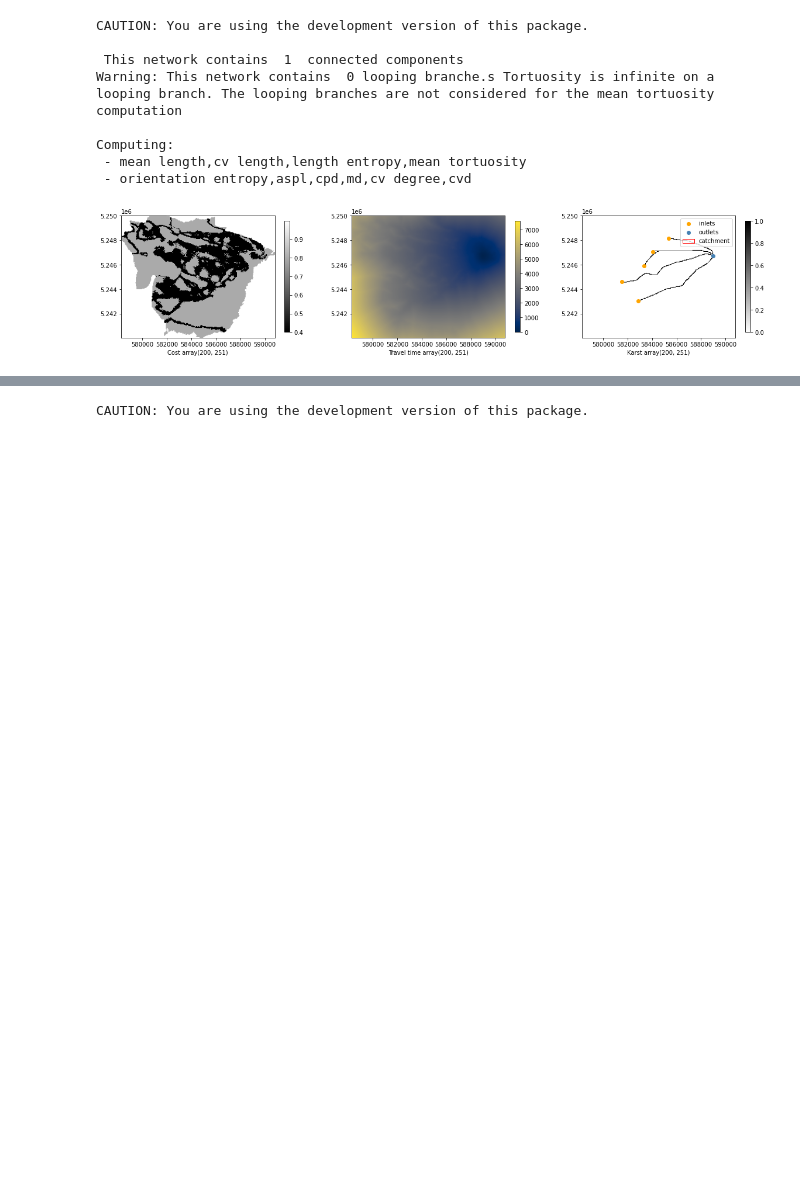
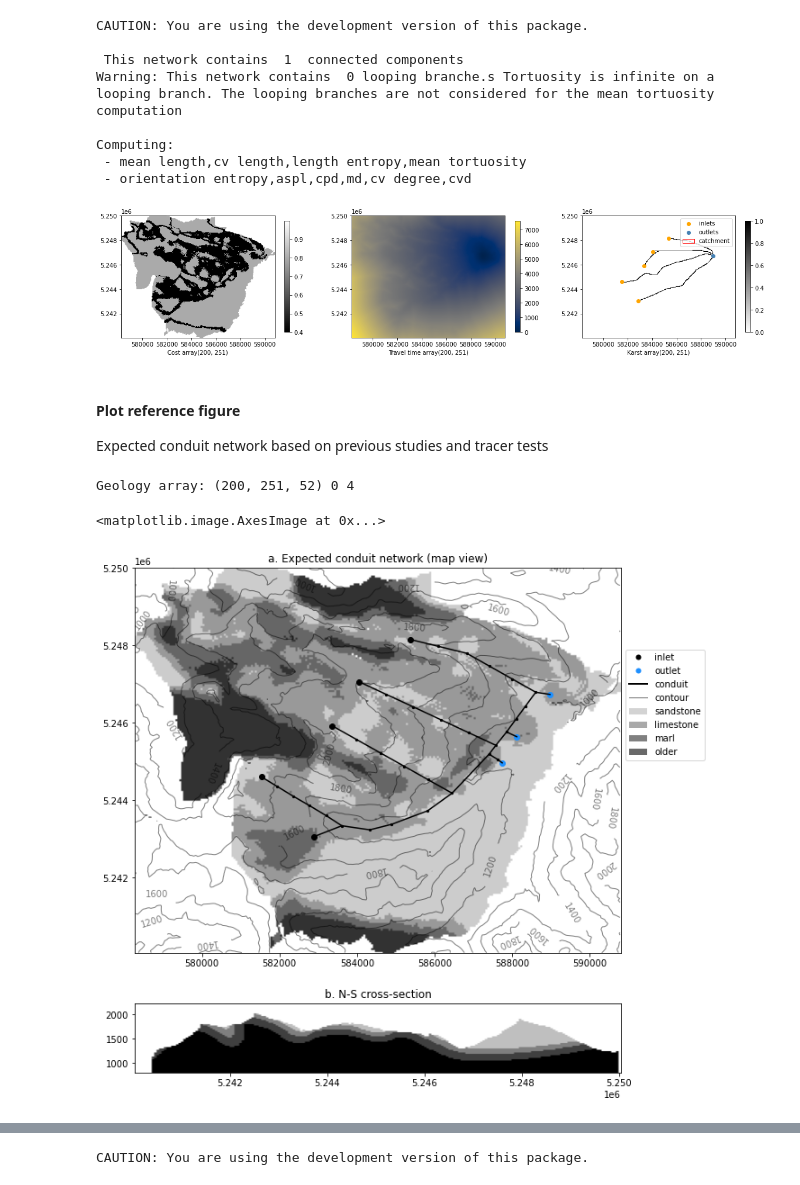
Before and after one commit to randlab/pyKasso, a Jupyter notebook: notebooks/pyKasso_HFM_Paper.ipynb, the cells around one changed output, grey strips where cells are left out. Cells and saved outputs as stored; diff of their text form; code cells hidden in the pictures; blank space fills up the shorter version.

```diff
--- a/notebooks/pyKasso_HFM_Paper.ipynb
+++ b/notebooks/pyKasso_HFM_Paper.ipynb
@@ -896,3 +939,6 @@ Computing:
  - mean length,cv length,length entropy,mean tortuosity
  - orientation entropy,aspl,cpd,md,cv degree,cvd
 [figure]
+# %% [markdown]
+#### Plot reference figure ####
+Expected conduit network based on previous studies and tracer tests
@@ -898,0 +1017,47 @@ Computing:
+# %%
+f = plt.figure(figsize=(10,10))
+ax = f.add_subplot(211, aspect='equal', position= [0, 0.6, 0.75, 0.75])  #[left, bottom, width, height]
+ax.set_title('a. Expected conduit network (map view)')
+
+plt.imshow(catchment.geology.data['geology']['data'], origin='lower', extent=catchment.grid.extent, cmap='gray_r', vmin=0,vmax=5)
+c = plt.contour(catchment.grid.X,catchment.grid.Y, catchment.geology.data['topography']['data'], colors=['k'], alpha=0.5, linewidths=1)
+plt.clabel(c, inline=True, inline_spacing=20, fontsize=10, fmt='%1.0f', rightside_up=False, use_clabeltext=True)
+plt.imshow(catchment.maps['outlets'], origin='lower', extent=catchment.grid.extent, cmap='gray_r', vmin=0,vmax=0)
+show_base(data='inputs/gottesacker/base', ax=ax, legend=False)                                                 #plot base network
+plt.scatter(catchment.inlets[:,0],  catchment.inlets[:,1],  c='k')
+plt.scatter(catchment.outlets[:,0], catchment.outlets[:,1], c='dodgerblue')
+
+section = 585000.0                                                                        #choose a cross-section location
+#plt.plot([section,section],[catchment.grid.ymin,catchment.grid.ymax], c='k', lw=1)        #uncomment to plot x-sec location
+
+legend = [matplotlib.lines.Line2D([0], [0], marker='o', color='none', markerfacecolor='k', markeredgecolor='none', label='inlet'),
+          matplotlib.lines.Line2D([0], [0], marker='o', color='none', markerfacecolor='dodgerblue', markeredgecolor='none', label='outlet'),
+          matplotlib.lines.Line2D([0], [0], color='k',    lw=2, label='conduit'),
+          matplotlib.lines.Line2D([0], [0], color='gray', lw=1, label='contour'),
+         # matplotlib.lines.Line2D([0], [0], color='k',    lw=1, label='cross-section'),
+          matplotlib.patches.Patch(facecolor='lightgray', label='sandstone'),
+          matplotlib.patches.Patch(facecolor='darkgray',  label='limestone'),
+          matplotlib.patches.Patch(facecolor='gray',      label='marl'),
+          matplotlib.patches.Patch(facecolor='dimgray',   label='older')]
+plt.legend(handles=legend, loc=[1.01,0.5])
+
+
+#Cross-section
+##############################
+ax2 = f.add_subplot(212, aspect='equal', anchor='N', position= [0, 0.35, 0.75, 0.25])
+plt.title('b. N-S cross-section')
+
+#Get data:
+zmin = 800;       znum = 52;   dz = 27.5;  zmax = zmin + znum*dz   #define system grid in the z direction
+geo = pd.read_csv('inputs/gottesacker/geo200x251x52.gslib', skiprows=2)  #read in gslib file to pandas df without header rows
+geo = geo.values
+geo = np.reshape(geo,(catchment.grid.ynum,catchment.grid.xnum,znum),order='F') #reshape to xyz grid using Fortran ordering
+print('Geology array:', geo.shape, geo.min(), geo.max())
+[ix,iy,iz] = point2index([section,0,0],
+                         catchment.grid.xmin, catchment.grid.ymin, zmin,
+                         catchment.grid.dx,   catchment.grid.dy,   dz)  #get index of cross-section location
+plt.imshow(np.rot90(geo[:,ix,:],k=-1), origin='lower', extent=[catchment.grid.ymin,catchment.grid.ymax, zmin,zmax], cmap='gray_r')
+# %% [output]
+Geology array: (200, 251, 52) 0 4
+<matplotlib.image.AxesImage at 0x...>
+[figure, added]
```
Also changed, not shown: parts of 41 cells of this notebook, 11 other files.
